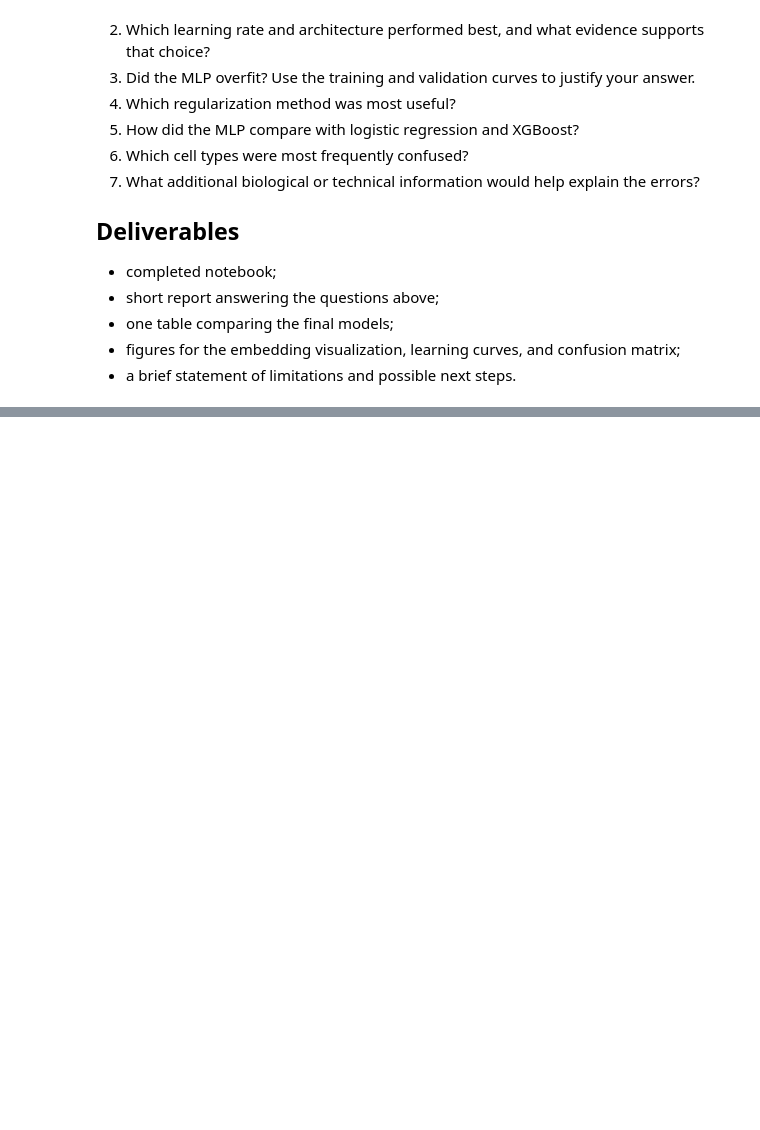
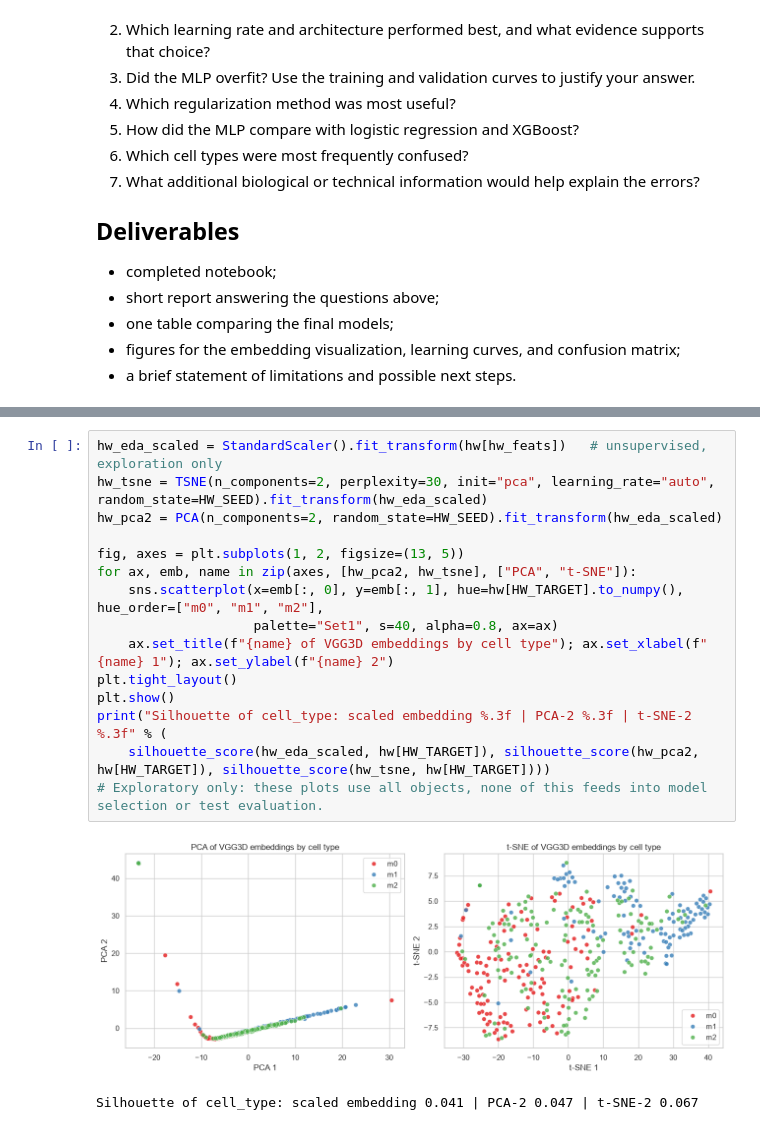
Before and after one commit to AnnGur/KSE_ML_for_bioinformatics, a Jupyter notebook: practicals/week6/Practical_06_Neural_Networks_Microscopy.ipynb, the cells around one changed output, grey strips where cells are left out. Drawn from its saved outputs; the diff is of its cells as text; blank space fills up the shorter version.

```diff
--- a/practicals/week6/Practical_06_Neural_Networks_Microscopy.ipynb
+++ b/practicals/week6/Practical_06_Neural_Networks_Microscopy.ipynb
@@ -2739,0 +2841,18 @@ Do not select the final model using test performance.
+# %%
+hw_eda_scaled = StandardScaler().fit_transform(hw[hw_feats])   # unsupervised, exploration only
+hw_tsne = TSNE(n_components=2, perplexity=30, init="pca", learning_rate="auto", random_state=HW_SEED).fit_transform(hw_eda_scaled)
+hw_pca2 = PCA(n_components=2, random_state=HW_SEED).fit_transform(hw_eda_scaled)
+
+fig, axes = plt.subplots(1, 2, figsize=(13, 5))
+for ax, emb, name in zip(axes, [hw_pca2, hw_tsne], ["PCA", "t-SNE"]):
+    sns.scatterplot(x=emb[:, 0], y=emb[:, 1], hue=hw[HW_TARGET].to_numpy(), hue_order=["m0", "m1", "m2"],
+                    palette="Set1", s=40, alpha=0.8, ax=ax)
+    ax.set_title(f"{name} of VGG3D embeddings by cell type"); ax.set_xlabel(f"{name} 1"); ax.set_ylabel(f"{name} 2")
+plt.tight_layout()
+plt.show()
+print("Silhouette of cell_type: scaled embedding %.3f | PCA-2 %.3f | t-SNE-2 %.3f" % (
+    silhouette_score(hw_eda_scaled, hw[HW_TARGET]), silhouette_score(hw_pca2, hw[HW_TARGET]), silhouette_score(hw_tsne, hw[HW_TARGET])))
+# Exploratory only: these plots use all objects, none of this feeds into model selection or test evaluation.
+# %% [output]
+[figure, added]
+Silhouette of cell_type: scaled embedding 0.041 | PCA-2 0.047 | t-SNE-2 0.067
```
Also changed, not shown: parts of 44 cells of this notebook.
